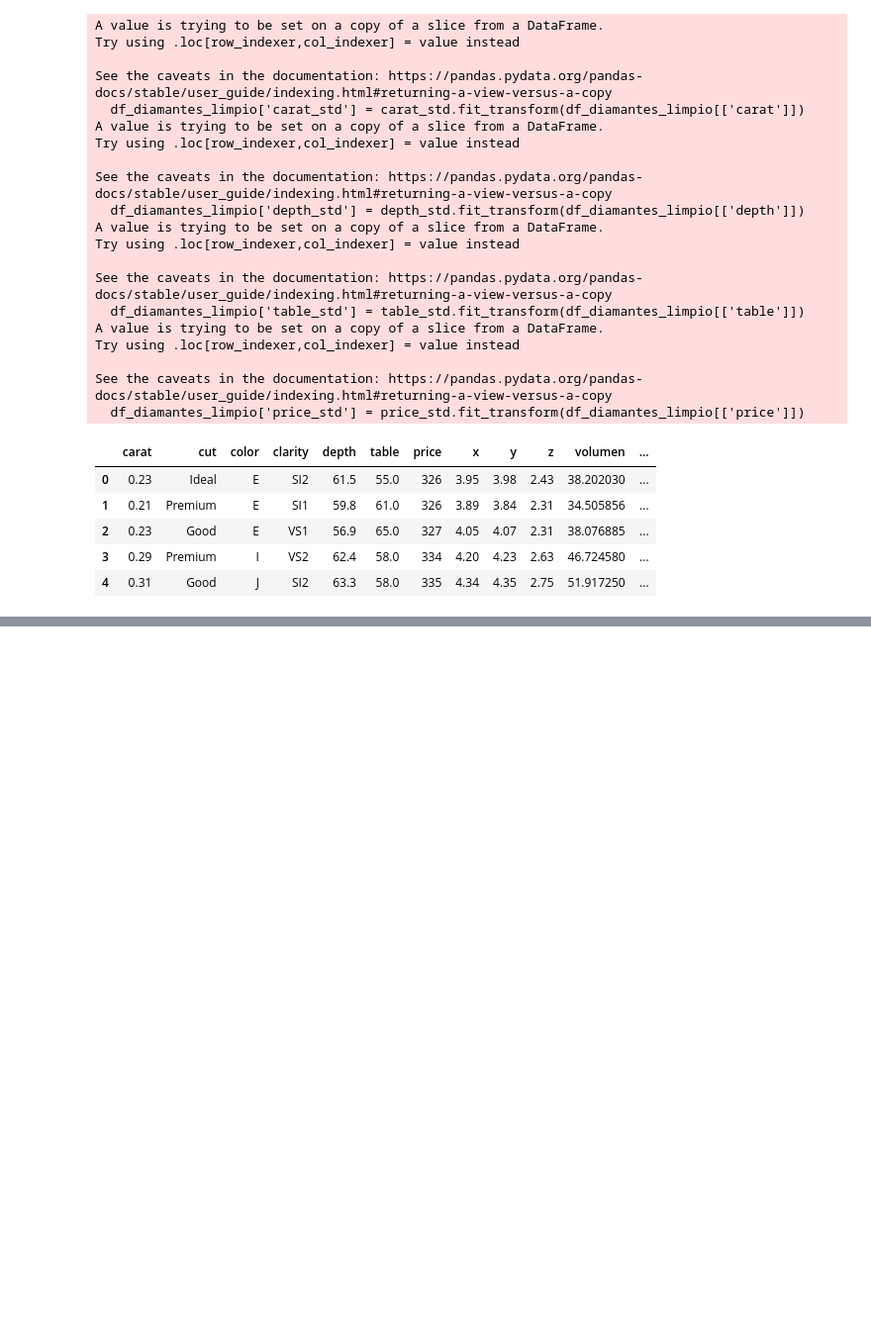
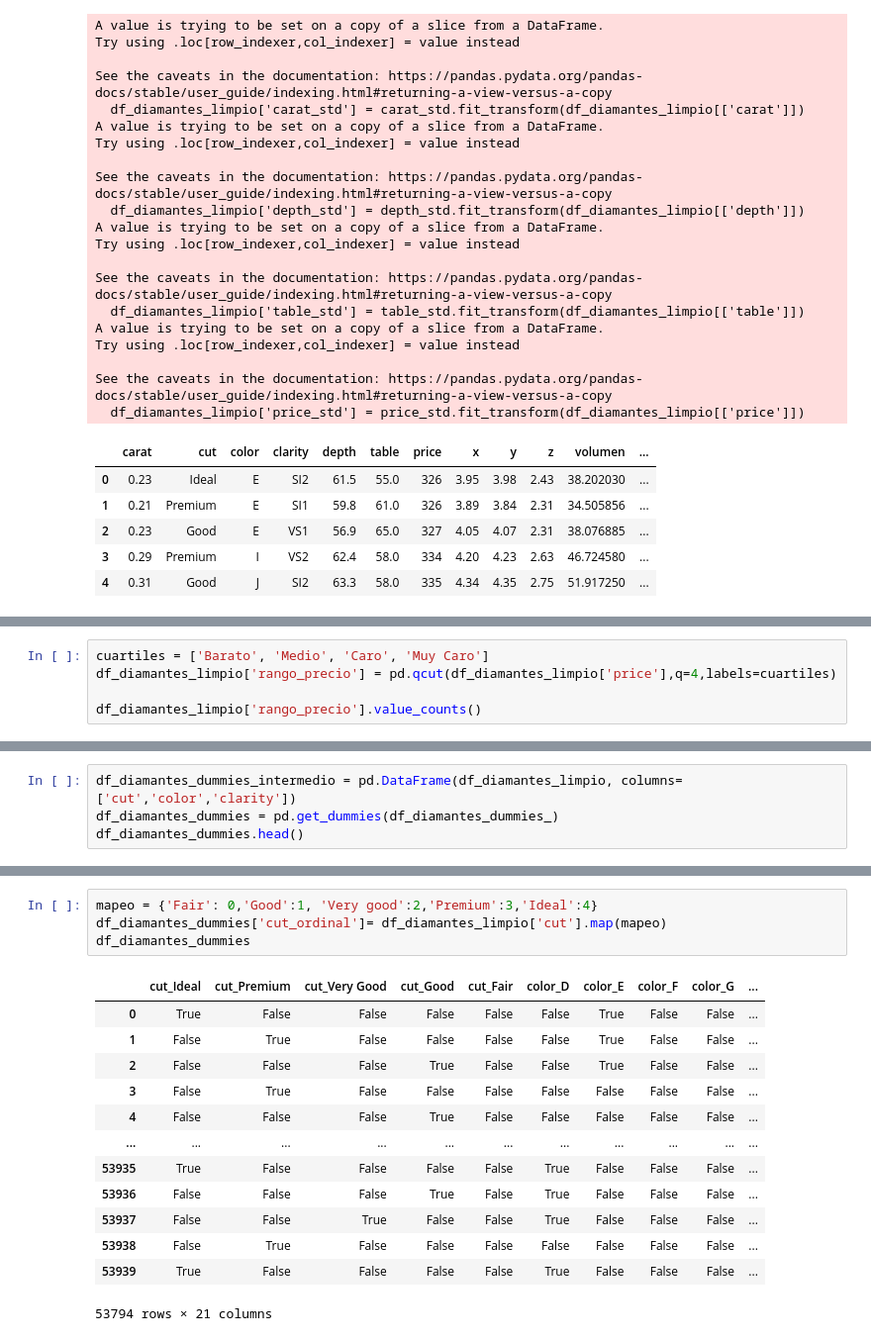
Before and after one commit to Alberto-1985/CEDAPY_25_26, a Jupyter notebook: ANALISIS_DATOS_PYTHON/NOTEBOOKS/5101_UT-3_Limpieza_y_estandarizacion.ipynb, the cells around one changed output, grey strips where cells are left out. Shown at 99% size. Cells and saved outputs as stored; diff of their text form; blank space fills up the shorter version.

```diff
--- a/ANALISIS_DATOS_PYTHON/NOTEBOOKS/5101_UT-3_Limpieza_y_estandarizacion.ipynb
+++ b/ANALISIS_DATOS_PYTHON/NOTEBOOKS/5101_UT-3_Limpieza_y_estandarizacion.ipynb
@@ -811,0 +816,5 @@ See the caveats in the documentation: https://pandas.pydata.org/pandas-docs/stab
+# %%
+cuartiles = ['Barato', 'Medio', 'Caro', 'Muy Caro']
+df_diamantes_limpio['rango_precio'] = pd.qcut(df_diamantes_limpio['price'],q=4,labels=cuartiles)
+
+df_diamantes_limpio['rango_precio'].value_counts()
@@ -811,0 +838,4 @@ See the caveats in the documentation: https://pandas.pydata.org/pandas-docs/stab
+# %%
+df_diamantes_dummies_intermedio = pd.DataFrame(df_diamantes_limpio, columns=['cut','color','clarity'])
+df_diamantes_dummies = pd.get_dummies(df_diamantes_dummies_)
+df_diamantes_dummies.head()
@@ -811,0 +877,18 @@ See the caveats in the documentation: https://pandas.pydata.org/pandas-docs/stab
+# %%
+mapeo = {'Fair': 0,'Good':1, 'Very good':2,'Premium':3,'Ideal':4}
+df_diamantes_dummies['cut_ordinal']= df_diamantes_limpio['cut'].map(mapeo)
+df_diamantes_dummies
+# %% [output]
+|  | cut_Ideal | cut_Premium | cut_Very Good | cut_Good | cut_Fair | color_D | color_E | color_F | color_G | ... |
+| 0 | True | False | False | False | False | False | True | False | False | ... |
+| 1 | False | True | False | False | False | False | True | False | False | ... |
+| 2 | False | False | False | True | False | False | True | False | False | ... |
+| 3 | False | True | False | False | False | False | False | False | False | ... |
+| 4 | False | False | False | True | False | False | False | False | False | ... |
+| ... | ... | ... | ... | ... | ... | ... | ... | ... | ... | ... |
+| 53935 | True | False | False | False | False | True | False | False | False | ... |
+| 53936 | False | False | False | True | False | True | False | False | False | ... |
+| 53937 | False | False | True | False | False | True | False | False | False | ... |
+| 53938 | False | True | False | False | False | False | False | False | False | ... |
+| 53939 | True | False | False | False | False | True | False | False | False | ... |
+53794 rows × 21 columns
```
Also changed, not shown: parts of 9 cells of this notebook.
